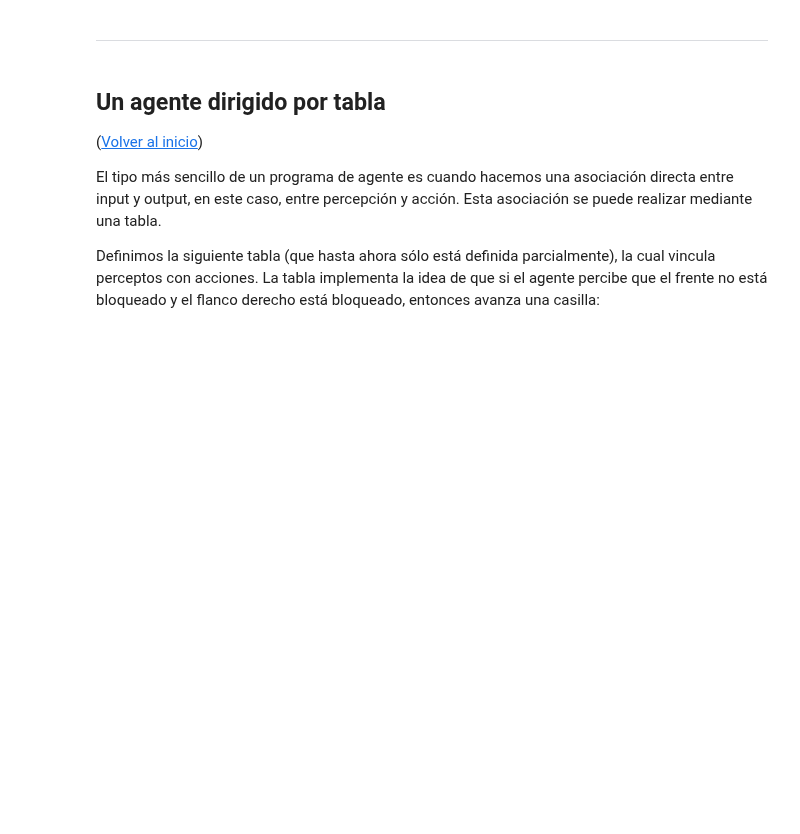
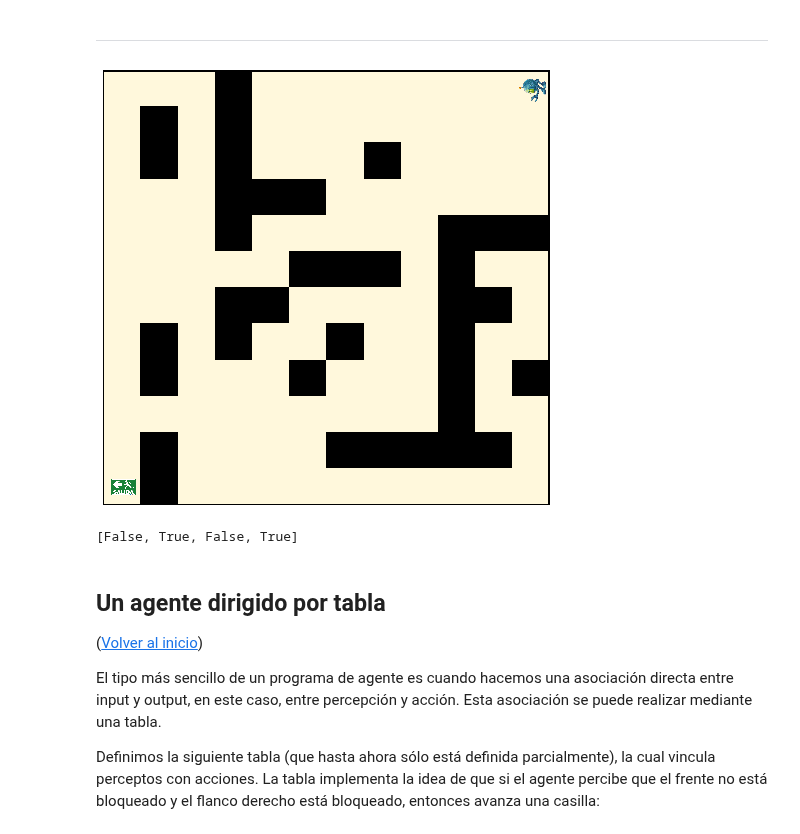
Before and after one commit to DaveAlsina/6toSemestre, a Jupyter notebook: ia/taller/notebook5_1/tipos_agente.ipynb, the cells around one changed output. Saved outputs shown, nothing was run; the diff lists cells and outputs as text; code cells hidden in the pictures; blank space fills up the shorter version.

```diff
--- a/ia/taller/notebook5_1/tipos_agente.ipynb
+++ b/ia/taller/notebook5_1/tipos_agente.ipynb
@@ -86,6 +90,27 @@ for a in acciones:
 Deambule aleatoriamente por diez pasos y presente en cada una de ellas lo que perciben los sensores del agente.
 # %% [markdown]
 ---
+# %%
+from random import random, choice
+
+lab = Laberinto(pos_inicial=(11,11))
+acciones_posibles = ('voltearIzquierda', 'voltearDerecha', 'adelante')
+lab.pintar()
+
+nSteps = 10
+countSteps = 0
+
+while countSteps < nSteps:
+    lab.transicion(choice(acciones_posibles))
+    clear_output(wait=True)
+    lab.pintar()
+    plt.show()
+    sleep(.95)
+    countSteps += 1
+    print(lab.para_sentidos())
+# %% [output]
+[figure, added]
+[False, True, False, True]
 # %% [markdown]
 ## Un agente dirigido por tabla <a class="anchor" id="agenteTD"></a>
 
```
Also changed, not shown: parts of 6 cells of this notebook.
